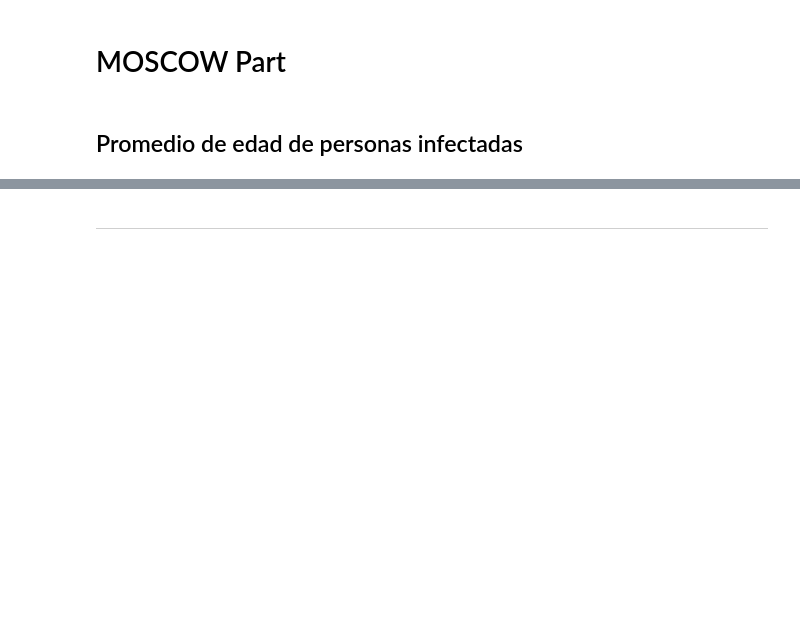
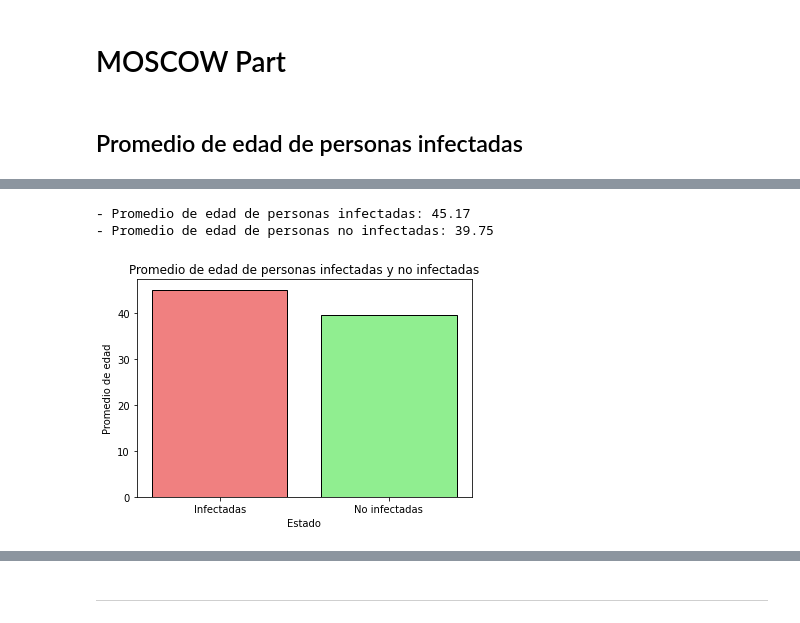
Before and after one commit to SamuelG0319/Final_Project_DS, a Jupyter notebook: cleanning-data.ipynb, the cells around one changed output, grey strips where cells are left out. Drawn from its saved outputs; the diff is of its cells as text; code cells hidden in the pictures; blank space fills up the shorter version.

```diff
--- a/cleanning-data.ipynb
+++ b/cleanning-data.ipynb
@@ -157,0 +189,24 @@ ___
+# %%
+# Calcula el promedio de la columna 'AGE' para personas infectadas y no infectadas
+promedio_edad_infectadas = df_null[df_null['Covid_Not_Covid'] == 1]['AGE'].mean()
+promedio_edad_no_infectadas = df_null[df_null['Covid_Not_Covid'] == 2]['AGE'].mean()
+
+print(f'- Promedio de edad de personas infectadas: {promedio_edad_infectadas:.2f}')
+print(f'- Promedio de edad de personas no infectadas: {promedio_edad_no_infectadas:.2f}')
+
+# Crea un gráfico de barras para el promedio de edad de personas infectadas y no infectadas
+categorias = ['Infectadas', 'No infectadas']
+promedios_edad = [promedio_edad_infectadas, promedio_edad_no_infectadas]
+
+# Etiquetas del gráfico
+plt.bar(categorias, promedios_edad, color=['lightcoral', 'lightgreen'], edgecolor='black')
+plt.title('Promedio de edad de personas infectadas y no infectadas')
+plt.xlabel('Estado')
+plt.ylabel('Promedio de edad')
+
+# Muestra el gráfico
+plt.show()
+# %% [output]
+- Promedio de edad de personas infectadas: 45.17
+- Promedio de edad de personas no infectadas: 39.75
+[figure, added]
```
Also changed, not shown: parts of 30 cells of this notebook.
